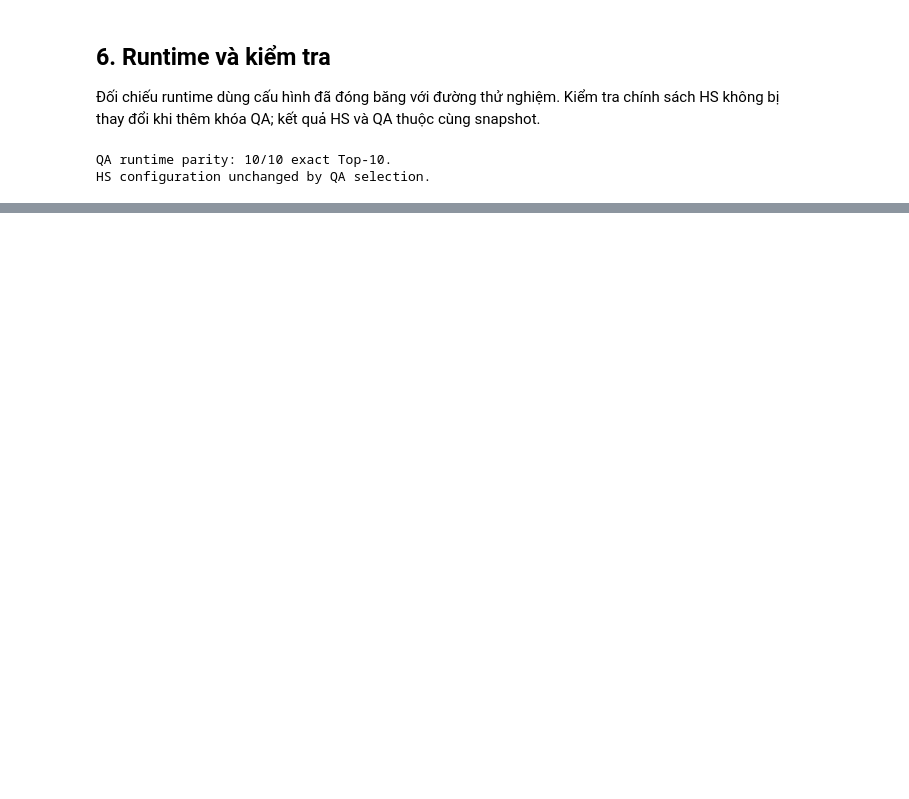
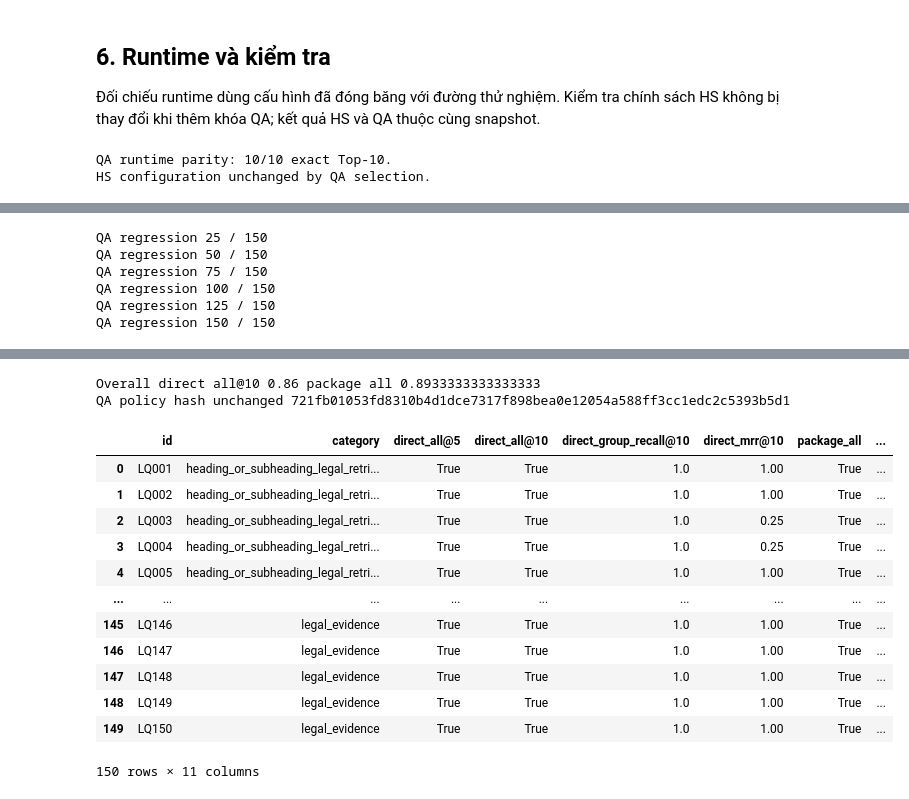
Before and after one commit to capkimkhanh2k5/Logistics_ERPNext_RAG, a Jupyter notebook: apps/aiAgent/notebooks/03_qa_retrieval_experiment.ipynb, the cells around one changed output, grey strips where cells are left out. Saved outputs shown, nothing was run; the diff lists cells and outputs as text; code cells hidden in the pictures; blank space fills up the shorter version.

```diff
--- a/apps/aiAgent/notebooks/03_qa_retrieval_experiment.ipynb
+++ b/apps/aiAgent/notebooks/03_qa_retrieval_experiment.ipynb
@@ -587,0 +594,50 @@ Completed: snapshot 1a67df40d28f8b07a668746c QA policy baseline_old_snapshot
+# %%
+import numpy as np
+
+from rag.evaluation import qa_coverage
+
+policy_hash = digest(read(ROOT / "config/selected_retrieval.json"))
+assert runtime.snapshot == read(ROOT / "config/selected_retrieval.json")["snapshot"]
+qa_test_current = discover_qa(bundle, split="test")
+assert len(qa_test_current) == 150
+qa_rows = []
+for index, case in enumerate(qa_test_current, 1):
+    with capture_output() as progress:
+        result = runtime.qa_search(case["query"])
+    direct = qa_direct_coverage(case, result["matches"])
+    package = qa_coverage(case, result["matches"], result["package"])
+    qa_rows.append({"id": case["id"], "category": case["category"],
+        "direct_all@5": direct["all_groups@5"],
+        "direct_all@10": direct["all_groups@10"],
+        "direct_group_recall@10": direct["group_recall@10"],
+        "direct_mrr@10": direct["mrr@10"],
+        "package_all": package["package_all_groups"],
+        "package_group_recall": package["package_group_recall"],
+        "missing_package": package["missing_package_groups"],
+        "latency_ms": result["elapsed_ms"],
+        "top10_ids": direct["returned_top10"]})
+    if index % 25 == 0:
+        print("QA regression", index, "/", len(qa_test_current), flush=True)
+assert digest(read(ROOT / "config/selected_retrieval.json")) == policy_hash
+frame = pd.DataFrame(qa_rows)
+summary = frame.groupby("category").agg(
+    questions=("id", "count"),
+    direct_all_at_5=("direct_all@5", "mean"),
+    direct_all_at_10=("direct_all@10", "mean"),
+    direct_group_recall_at_10=("direct_group_recall@10", "mean"),
+    direct_mrr_at_10=("direct_mrr@10", "mean"),
+    package_all=("package_all", "mean"),
+    latency_p50_ms=("latency_ms", lambda x: float(np.percentile(x, 50))),
+    latency_p95_ms=("latency_ms", lambda x: float(np.percentile(x, 95))))
+display(summary)
+print("Overall direct all@10", frame["direct_all@10"].mean(),
+      "package all", frame["package_all"].mean())
+print("QA policy hash unchanged", policy_hash)
+display(frame)
+# %% [output]
+QA regression 25 / 150
+QA regression 50 / 150
+QA regression 75 / 150
+QA regression 100 / 150
+QA regression 125 / 150
+QA regression 150 / 150
@@ -587,0 +654,15 @@ Completed: snapshot 1a67df40d28f8b07a668746c QA policy baseline_old_snapshot
+Overall direct all@10 0.86 package all 0.8933333333333333
+QA policy hash unchanged 721fb01053fd8310b4d1dce7317f898bea0e12054a588ff3cc1edc2c5393b5d1
+|  | id | category | direct_all@5 | direct_all@10 | direct_group_recall@10 | direct_mrr@10 | package_all | ... |
+| 0 | LQ001 | heading_or_subheading_legal_retri... | True | True | 1.0 | 1.00 | True | ... |
+| 1 | LQ002 | heading_or_subheading_legal_retri... | True | True | 1.0 | 1.00 | True | ... |
+| 2 | LQ003 | heading_or_subheading_legal_retri... | True | True | 1.0 | 0.25 | True | ... |
+| 3 | LQ004 | heading_or_subheading_legal_retri... | True | True | 1.0 | 0.25 | True | ... |
+| 4 | LQ005 | heading_or_subheading_legal_retri... | True | True | 1.0 | 1.00 | True | ... |
+| ... | ... | ... | ... | ... | ... | ... | ... | ... |
+| 145 | LQ146 | legal_evidence | True | True | 1.0 | 1.00 | True | ... |
+| 146 | LQ147 | legal_evidence | True | True | 1.0 | 1.00 | True | ... |
+| 147 | LQ148 | legal_evidence | True | True | 1.0 | 1.00 | True | ... |
+| 148 | LQ149 | legal_evidence | True | True | 1.0 | 1.00 | True | ... |
+| 149 | LQ150 | legal_evidence | True | True | 1.0 | 1.00 | True | ... |
+150 rows × 11 columns
```
Also changed, not shown: parts of 9 cells of this notebook, 18 other files.
